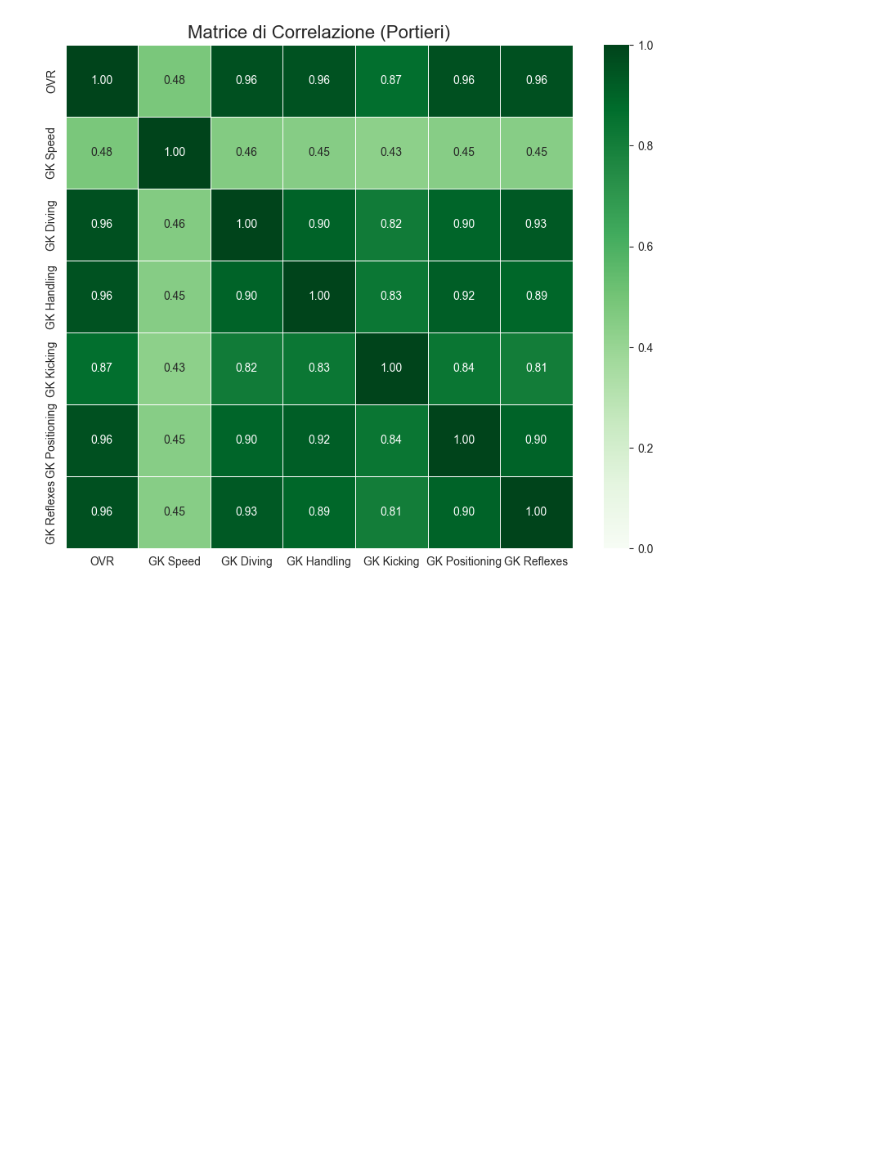
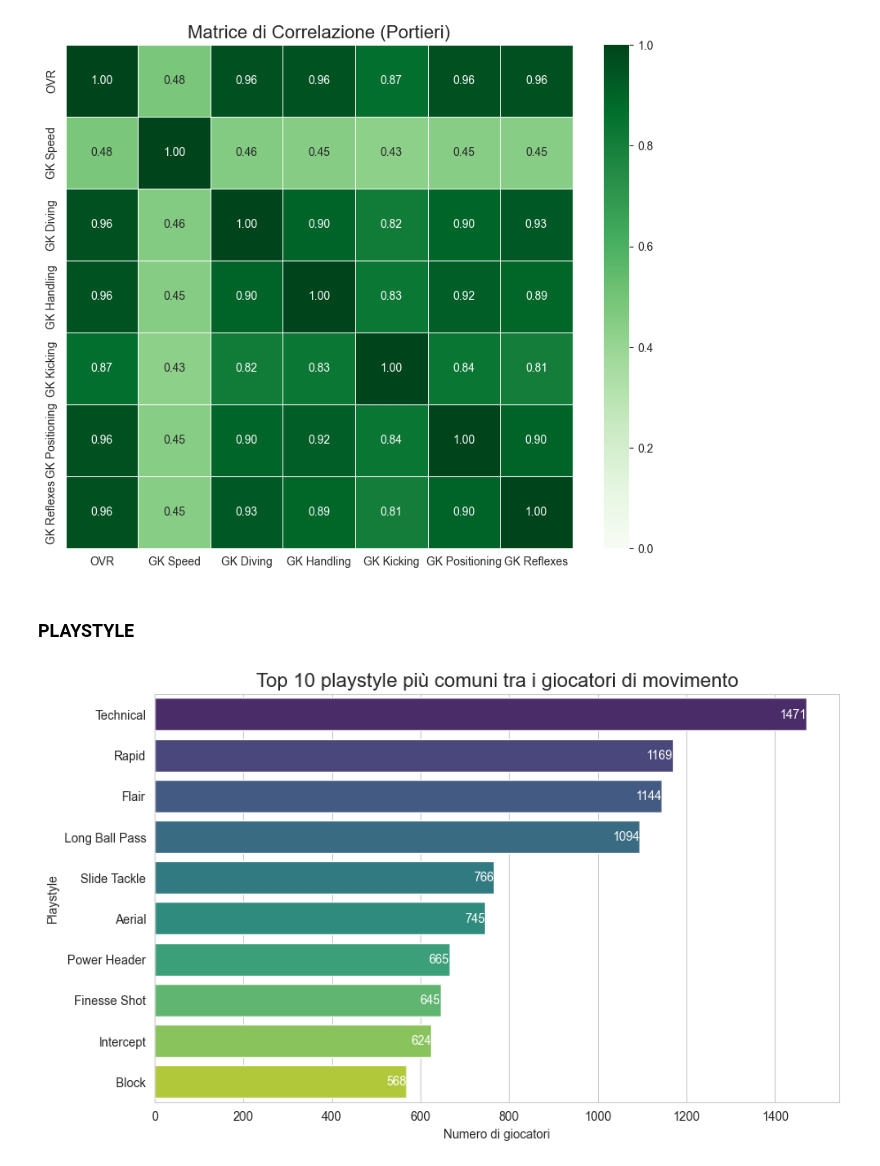
Before and after one commit to grannico/Progetti_DataScience_25-26, a Jupyter notebook: analisi_descrittiva.ipynb, the cells around one changed output. Saved outputs shown, nothing was run; the diff lists cells and outputs as text; code cells hidden in the pictures; blank space fills up the shorter version.

```diff
--- a/analisi_descrittiva.ipynb
+++ b/analisi_descrittiva.ipynb
@@ -216,3 +217,23 @@ Trovati 5922 difensori.
 [figure]
 [figure]
 [figure]
+# %% [markdown]
+### PLAYSTYLE
+# %%
+# Top 10 playing styles
+
+playing_style = df_movimento['play style'].str.split(', ')
+playing_style = playing_style.explode()
+playing_style = playing_style.value_counts()
+top_styles = playing_style.head(10)
+
+plt.figure(figsize=(10, 6))
+sns.barplot(x=top_styles.values, y=top_styles.index, palette='viridis')
+plt.title('Top 10 playstyle più comuni tra i giocatori di movimento', fontsize=16)
+for x,y in enumerate(top_styles.values):
+    plt.text(y, x, str(y), ha='right', color='white', va='center')
+plt.xlabel('Numero di giocatori')
+plt.ylabel('Playstyle')
+plt.show()
+# %% [output]
+[figure, added]
```
Also changed, not shown: parts of 19 cells of this notebook.
